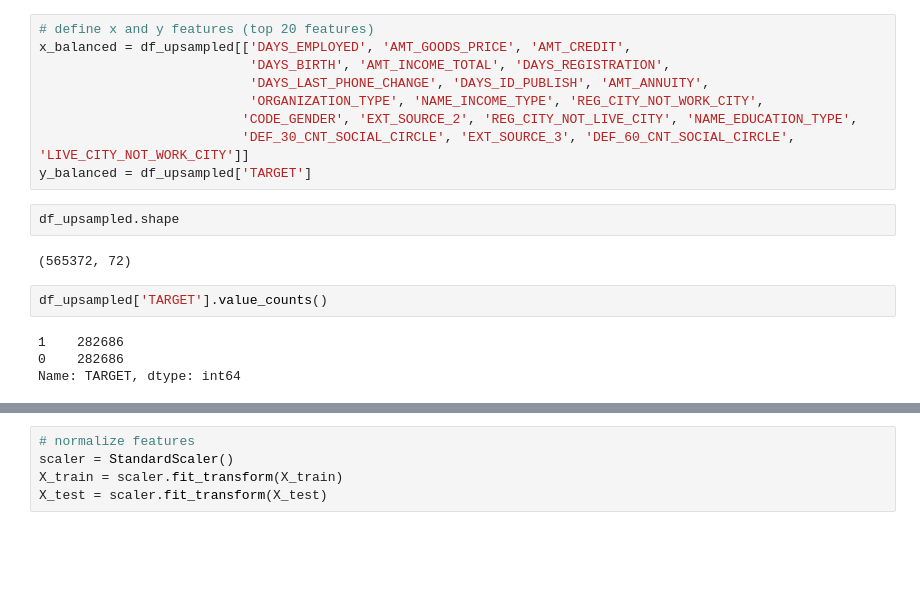
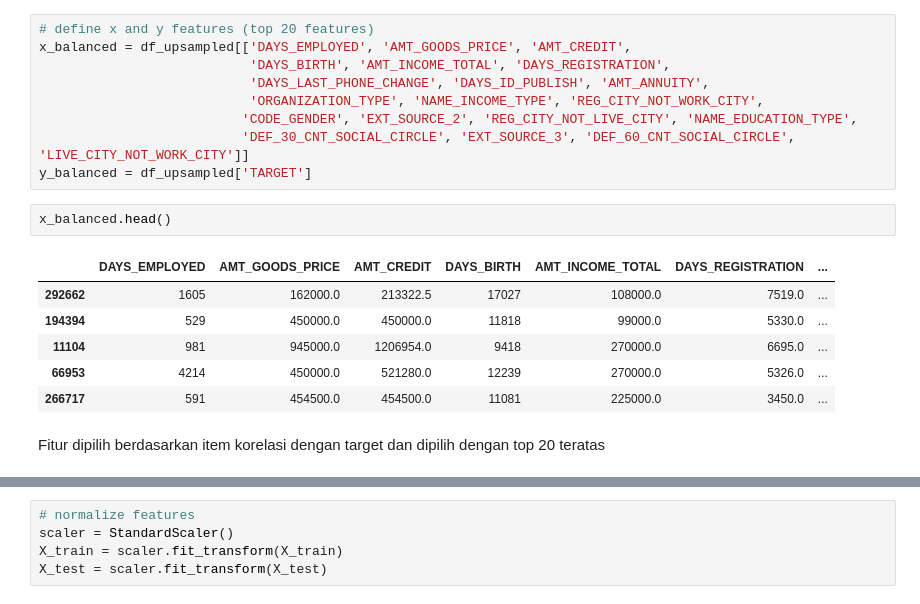
Before and after one commit to Makmurry/Home-Credit-Final-Project, a Jupyter notebook: HCI-TASK5.ipynb, the cells around one changed output, grey strips where cells are left out. Cells and saved outputs as stored; diff of their text form; blank space fills up the shorter version.

```diff
--- a/HCI-TASK5.ipynb
+++ b/HCI-TASK5.ipynb
@@ -1220,15 +1096,16 @@ x_balanced = df_upsampled[['DAYS_EMPLOYED', 'AMT_GOODS_PRICE', 'AMT_CREDIT',
                           'DEF_30_CNT_SOCIAL_CIRCLE', 'EXT_SOURCE_3', 'DEF_60_CNT_SOCIAL_CIRCLE', 'LIVE_CITY_NOT_WORK_CITY']]
 y_balanced = df_upsampled['TARGET']
 # %%
-df_upsampled.shape
+x_balanced.head()
 # %% [output]
-(565372, 72)
+|  | DAYS_EMPLOYED | AMT_GOODS_PRICE | AMT_CREDIT | DAYS_BIRTH | AMT_INCOME_TOTAL | DAYS_REGISTRATION | ... |
+| 292662 | 1605 | 162000.0 | 213322.5 | 17027 | 108000.0 | 7519.0 | ... |
+| 194394 | 529 | 450000.0 | 450000.0 | 11818 | 99000.0 | 5330.0 | ... |
+| 11104 | 981 | 945000.0 | 1206954.0 | 9418 | 270000.0 | 6695.0 | ... |
+| 66953 | 4214 | 450000.0 | 521280.0 | 12239 | 270000.0 | 5326.0 | ... |
+| 266717 | 591 | 454500.0 | 454500.0 | 11081 | 225000.0 | 3450.0 | ... |
-# %%
-df_upsampled['TARGET'].value_counts()
-# %% [output]
-1    282686
-0    282686
-Name: TARGET, dtype: int64
+# %% [markdown]
+Fitur dipilih berdasarkan item korelasi dengan target dan dipilih dengan top 20 teratas
 # %%
 # splitting tha data
 X_train, X_test, y_train, y_test = train_test_split(x_balanced, y_balanced, test_size=0.2, random_state=42)
```
Also changed, not shown: parts of 95 cells of this notebook.
